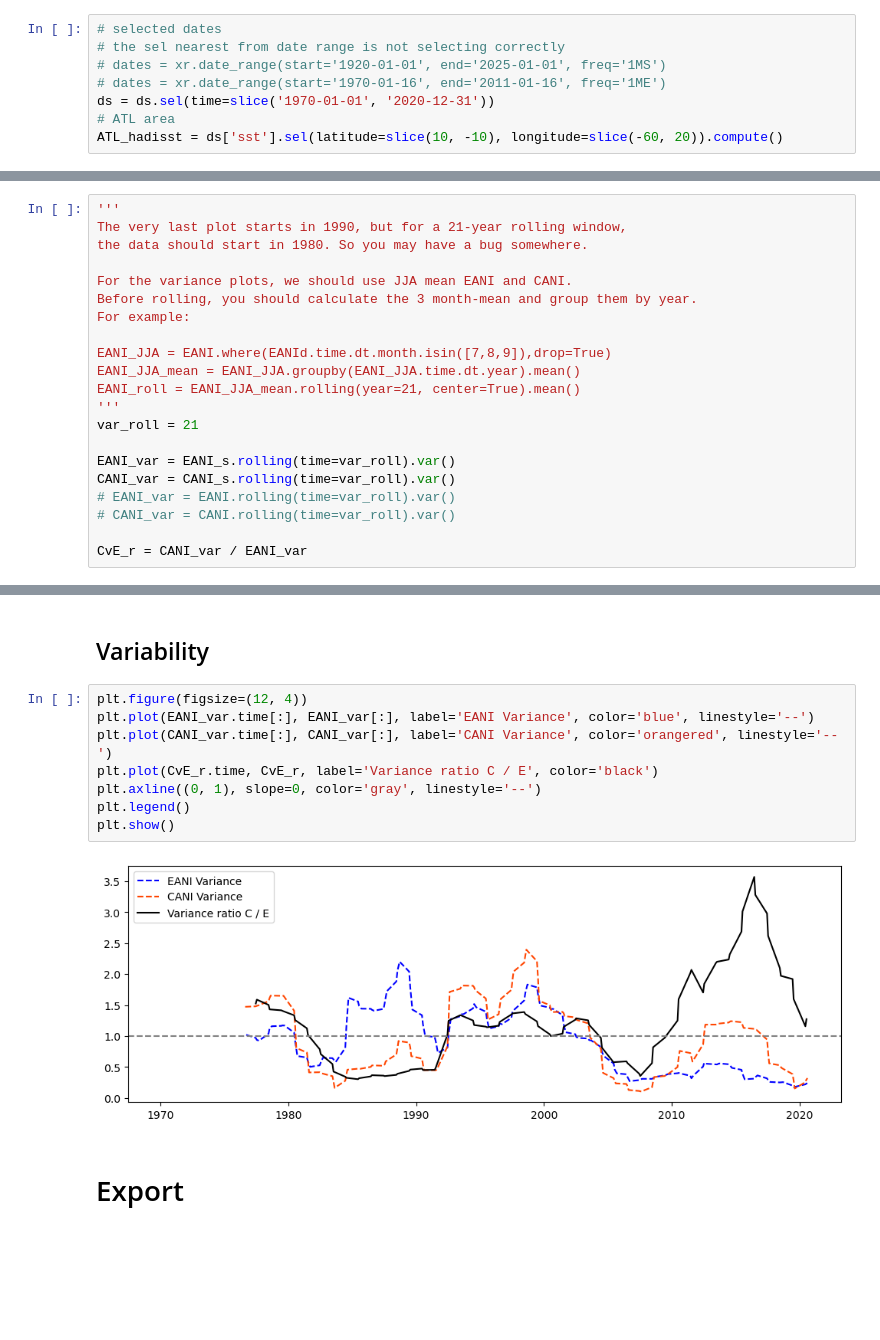
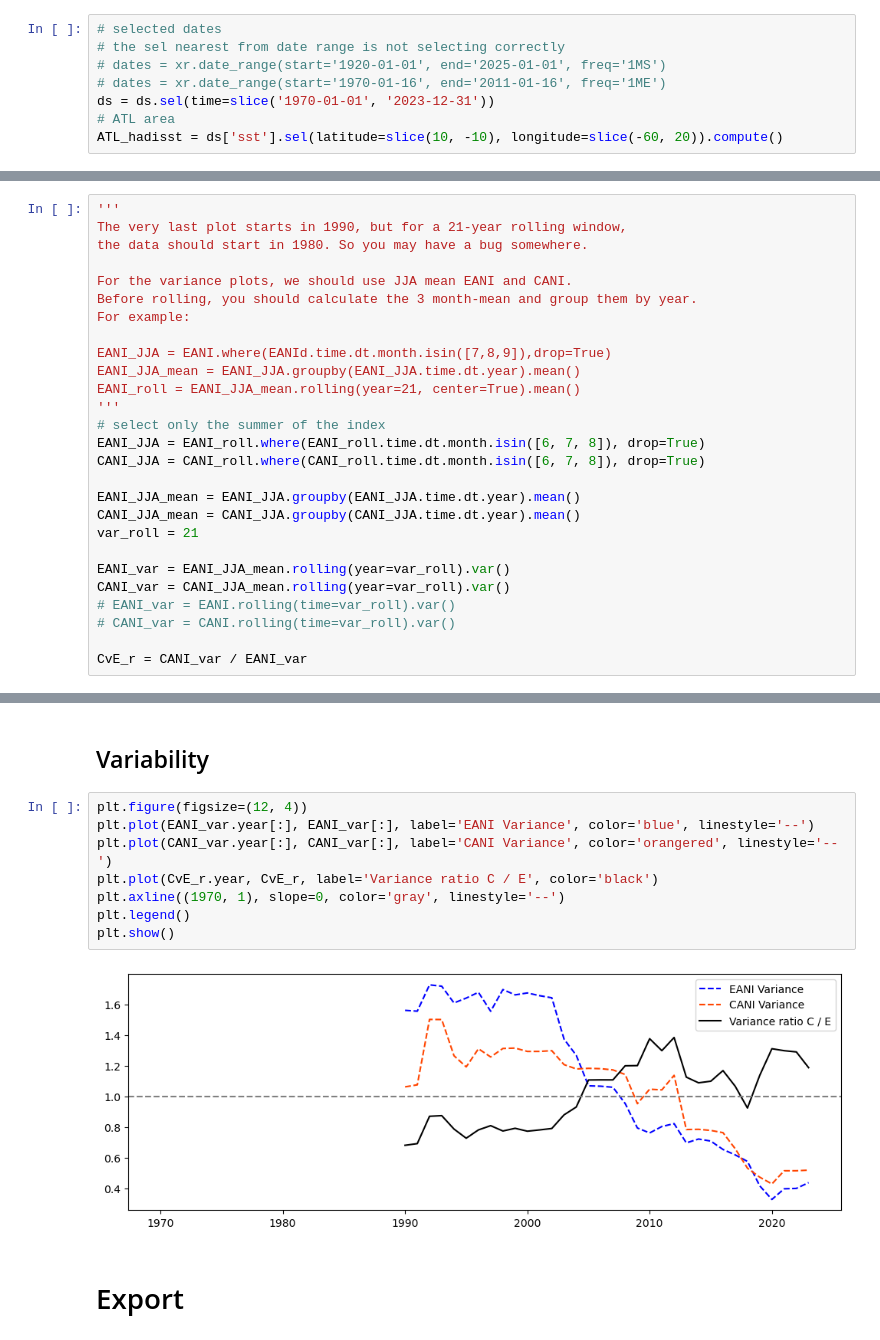
Before and after one commit to allan3prez/ATLN_HG, a Jupyter notebook: CANI_EANI_EOFa.ipynb, the cells around one changed output, grey strips where cells are left out. Cells and saved outputs as stored; diff of their text form; blank space fills up the shorter version.

Commit message:
final fixes to match variability plots and GPCP dates

```diff
--- a/CANI_EANI_EOFa.ipynb
+++ b/CANI_EANI_EOFa.ipynb
@@ -163,7 +144,7 @@ Attributes:
 # the sel nearest from date range is not selecting correctly
 # dates = xr.date_range(start='1920-01-01', end='2025-01-01', freq='1MS')
 # dates = xr.date_range(start='1970-01-16', end='2011-01-16', freq='1ME')
-ds = ds.sel(time=slice('1970-01-01', '2020-12-31'))
+ds = ds.sel(time=slice('1970-01-01', '2023-12-31'))
 # ATL area
 ATL_hadisst = ds['sst'].sel(latitude=slice(10, -10), longitude=slice(-60, 20)).compute()
 # %% [markdown]
@@ -238,10 +214,16 @@ EANI_JJA = EANI.where(EANId.time.dt.month.isin([7,8,9]),drop=True)
 EANI_JJA_mean = EANI_JJA.groupby(EANI_JJA.time.dt.year).mean()
 EANI_roll = EANI_JJA_mean.rolling(year=21, center=True).mean()
 '''
+# select only the summer of the index
+EANI_JJA = EANI_roll.where(EANI_roll.time.dt.month.isin([6, 7, 8]), drop=True)
+CANI_JJA = CANI_roll.where(CANI_roll.time.dt.month.isin([6, 7, 8]), drop=True)
+
+EANI_JJA_mean = EANI_JJA.groupby(EANI_JJA.time.dt.year).mean()
+CANI_JJA_mean = CANI_JJA.groupby(CANI_JJA.time.dt.year).mean()
 var_roll = 21
 
-EANI_var = EANI_s.rolling(time=var_roll).var()
-CANI_var = CANI_s.rolling(time=var_roll).var()
+EANI_var = EANI_JJA_mean.rolling(year=var_roll).var()
+CANI_var = CANI_JJA_mean.rolling(year=var_roll).var()
 # EANI_var = EANI.rolling(time=var_roll).var()
 # CANI_var = CANI.rolling(time=var_roll).var()
 
@@ -322,14 +308,14 @@ index_plot(CANI_roll, name1='CANI', threshold=1)
 ## Variability
 # %%
 plt.figure(figsize=(12, 4))
-plt.plot(EANI_var.time[:], EANI_var[:], label='EANI Variance', color='blue', linestyle='--')
-plt.plot(CANI_var.time[:], CANI_var[:], label='CANI Variance', color='orangered', linestyle='--')
-plt.plot(CvE_r.time, CvE_r, label='Variance ratio C / E', color='black')
-plt.axline((0, 1), slope=0, color='gray', linestyle='--')
+plt.plot(EANI_var.year[:], EANI_var[:], label='EANI Variance', color='blue', linestyle='--')
+plt.plot(CANI_var.year[:], CANI_var[:], label='CANI Variance', color='orangered', linestyle='--')
+plt.plot(CvE_r.year, CvE_r, label='Variance ratio C / E', color='black')
+plt.axline((1970, 1), slope=0, color='gray', linestyle='--')
 plt.legend()
 plt.show()
 # %% [output]
-[figure, old version]
+[figure, new version]
 # %% [markdown]
 # Export
 # %%
```
Also changed, not shown: parts of 11 cells of this notebook, 2 other files.
